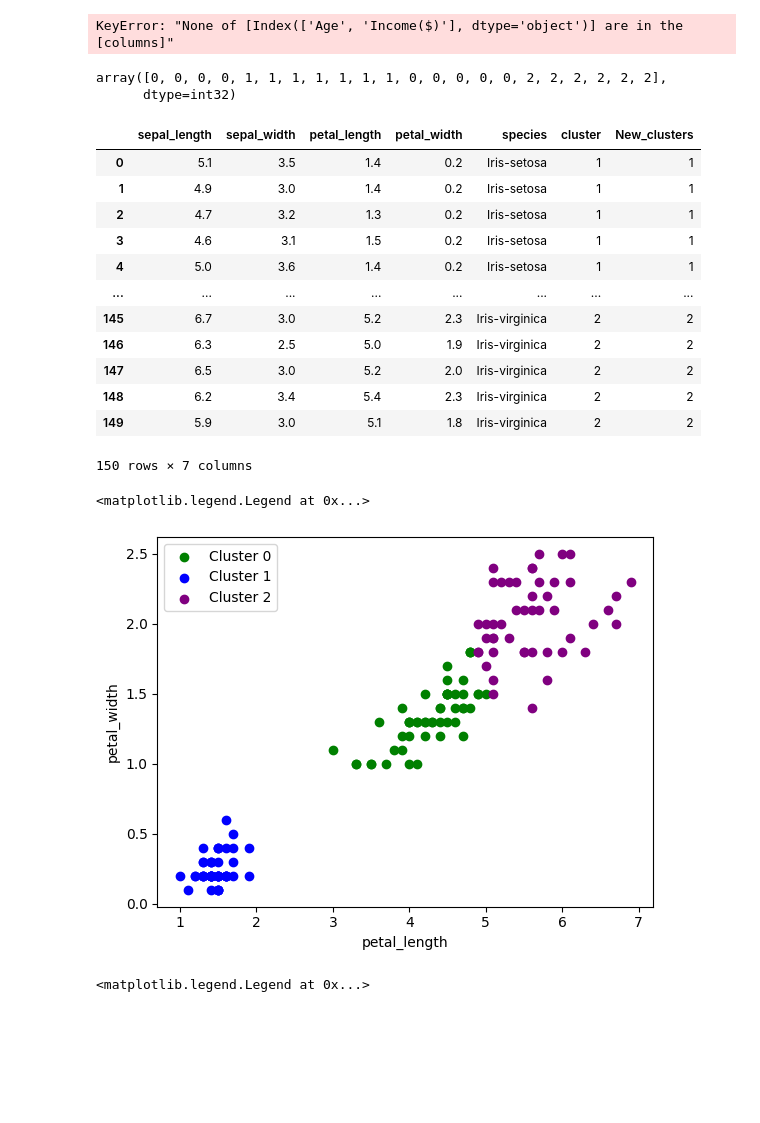
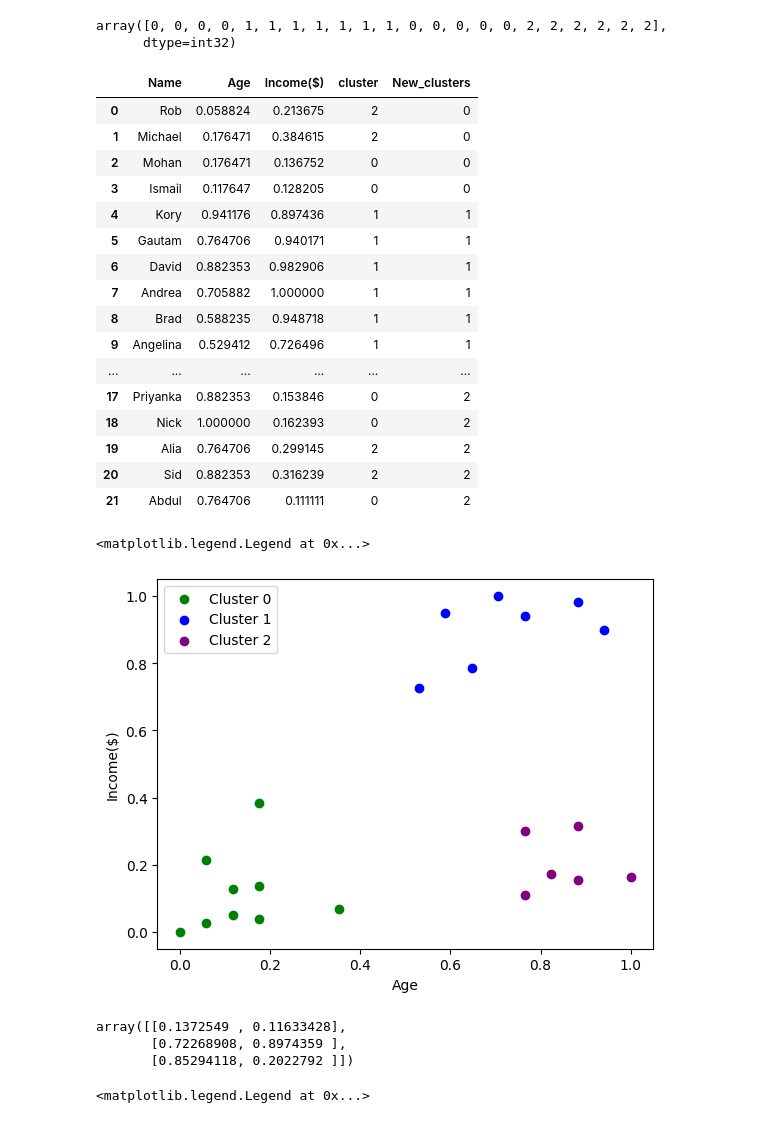
Before and after one commit to qamarabbas87/Python-AI-Lessons, a Jupyter notebook: Clustering_age_income.ipynb, the cells around one changed output. Cells and saved outputs as stored; diff of their text form; code cells hidden in the pictures; blank space fills up the shorter version.

```diff
--- a/Clustering_age_income.ipynb
+++ b/Clustering_age_income.ipynb
@@ -6,7 +6,7 @@ from sklearn.cluster import KMeans
 from sklearn.preprocessing import MinMaxScaler
 import matplotlib.pyplot as plt
 # %%
-df = pd.read_csv('/content/sample_data/IRIS.csv')
+df = pd.read_csv('/content/sample_data/income.csv')
 # %%
 df
 # %% [output]
@@ -31,6 +35,6 @@ plt.scatter(df['petal_length'],df['petal_width'])
 # %%
 km= KMeans(n_clusters=3, random_state=0)
 # %%
-df1= df[['petal_length','petal_width']]
+df1= df[['Age','Income($)']]
 df1
 # %% [output]
@@ -101,7 +108,7 @@ plt.legend()
 #Clusters are formed properly, scaling is required
 
 scaler=MinMaxScaler()
-scaler.fit(df['petal_width'])
-df['petal_width']= scaler.transform(df['petal_width'])
+scaler.fit(df[['Income($)']])
+df[['Income($)']]= scaler.transform(df[['Income($)']])
 df
 # %% [output]
@@ -116,8 +155,6 @@ KeyError: "None of [Index(['Age'], dtype='object')] are in the [columns]"
 km= KMeans(n_clusters=3, random_state=0)
 # %%
 df1= df[['Age','Income($)']]
-# %% [output]
-KeyError: "None of [Index(['Age', 'Income($)'], dtype='object')] are in the [columns]"
 # %%
 predict_y = km.fit_predict(df1)
 predict_y
@@ -128,36 +165,44 @@ array([0, 0, 0, 0, 1, 1, 1, 1, 1, 1, 1, 0, 0, 0, 0, 0, 2, 2, 2, 2, 2, 2],
 df['New_clusters']=predict_y
 df
 # %% [output]
-|  | sepal_length | sepal_width | petal_length | petal_width | species | cluster | New_clusters |
-| 0 | 5.1 | 3.5 | 1.4 | 0.2 | Iris-setosa | 1 | 1 |
-| 1 | 4.9 | 3.0 | 1.4 | 0.2 | Iris-setosa | 1 | 1 |
-| 2 | 4.7 | 3.2 | 1.3 | 0.2 | Iris-setosa | 1 | 1 |
-| 3 | 4.6 | 3.1 | 1.5 | 0.2 | Iris-setosa | 1 | 1 |
-| 4 | 5.0 | 3.6 | 1.4 | 0.2 | Iris-setosa | 1 | 1 |
-| ... | ... | ... | ... | ... | ... | ... | ... |
-| 145 | 6.7 | 3.0 | 5.2 | 2.3 | Iris-virginica | 2 | 2 |
-| 146 | 6.3 | 2.5 | 5.0 | 1.9 | Iris-virginica | 2 | 2 |
-| 147 | 6.5 | 3.0 | 5.2 | 2.0 | Iris-virginica | 2 | 2 |
-| 148 | 6.2 | 3.4 | 5.4 | 2.3 | Iris-virginica | 2 | 2 |
-| 149 | 5.9 | 3.0 | 5.1 | 1.8 | Iris-virginica | 2 | 2 |
+|  | Name | Age | Income($) | cluster | New_clusters |
+| 0 | Rob | 0.058824 | 0.213675 | 2 | 0 |
+| 1 | Michael | 0.176471 | 0.384615 | 2 | 0 |
+| 2 | Mohan | 0.176471 | 0.136752 | 0 | 0 |
+| 3 | Ismail | 0.117647 | 0.128205 | 0 | 0 |
+| 4 | Kory | 0.941176 | 0.897436 | 1 | 1 |
+| 5 | Gautam | 0.764706 | 0.940171 | 1 | 1 |
+| 6 | David | 0.882353 | 0.982906 | 1 | 1 |
+| 7 | Andrea | 0.705882 | 1.000000 | 1 | 1 |
+| 8 | Brad | 0.588235 | 0.948718 | 1 | 1 |
+| 9 | Angelina | 0.529412 | 0.726496 | 1 | 1 |
+| ... | ... | ... | ... | ... | ... |
+| 17 | Priyanka | 0.882353 | 0.153846 | 0 | 2 |
+| 18 | Nick | 1.000000 | 0.162393 | 0 | 2 |
+| 19 | Alia | 0.764706 | 0.299145 | 2 | 2 |
+| 20 | Sid | 0.882353 | 0.316239 | 2 | 2 |
+| 21 | Abdul | 0.764706 | 0.111111 | 0 | 2 |
-150 rows × 7 columns
 # %%
 df_c0= df[df.New_clusters==0]
 df_c1=df[df.New_clusters==1]
 df_c2=df[df.New_clusters==2]
 
-plt.scatter(df_c0['petal_length'], df_c0['petal_width'], label='Cluster 0', color='green')
-plt.scatter(df_c1['petal_length'], df_c1['petal_width'], label='Cluster 1',color='blue')
-plt.scatter(df_c2['petal_length'], df_c2['petal_width'], label='Cluster 2',color='purple')
+plt.scatter(df_c0['Age'], df_c0['Income($)'], label='Cluster 0', color='green')
+plt.scatter(df_c1['Age'], df_c1['Income($)'], label='Cluster 1',color='blue')
+plt.scatter(df_c2['Age'], df_c2['Income($)'], label='Cluster 2',color='purple')
 
-plt.xlabel('petal_length')
-plt.ylabel('petal_width')
+plt.xlabel('Age')
+plt.ylabel('Income($)')
 plt.legend()
 # %% [output]
 <matplotlib.legend.Legend at 0x...>
-[figure, old version]
+[figure, new version]
 # %%
 km.cluster_centers_
+# %% [output]
+array([[0.1372549 , 0.11633428],
+       [0.72268908, 0.8974359 ],
+       [0.85294118, 0.2022792 ]])
 # %%
 df_c0= df[df.New_clusters==0]
 df_c1=df[df.New_clusters==1]
```
Also changed, not shown: parts of 11 cells of this notebook.
